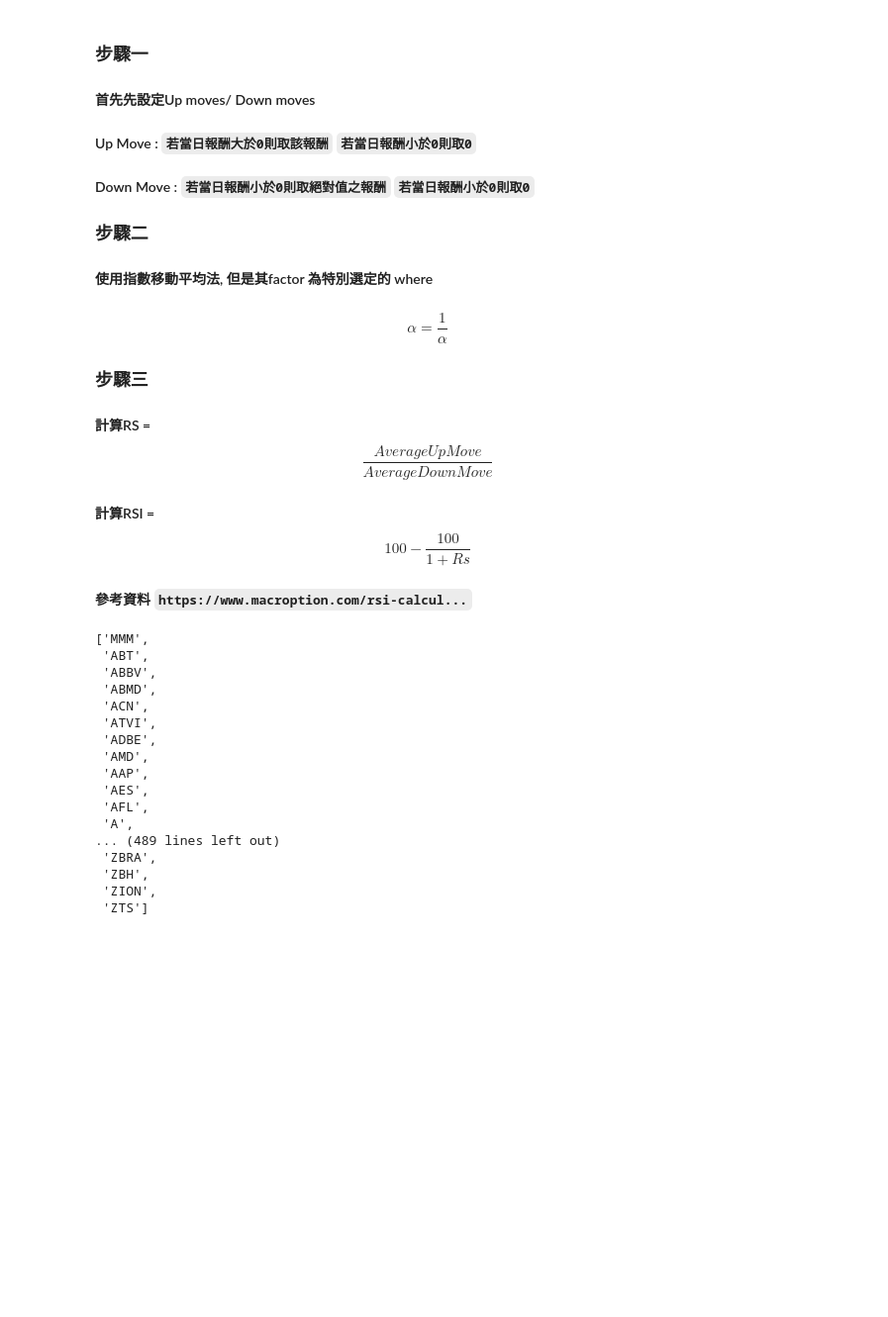
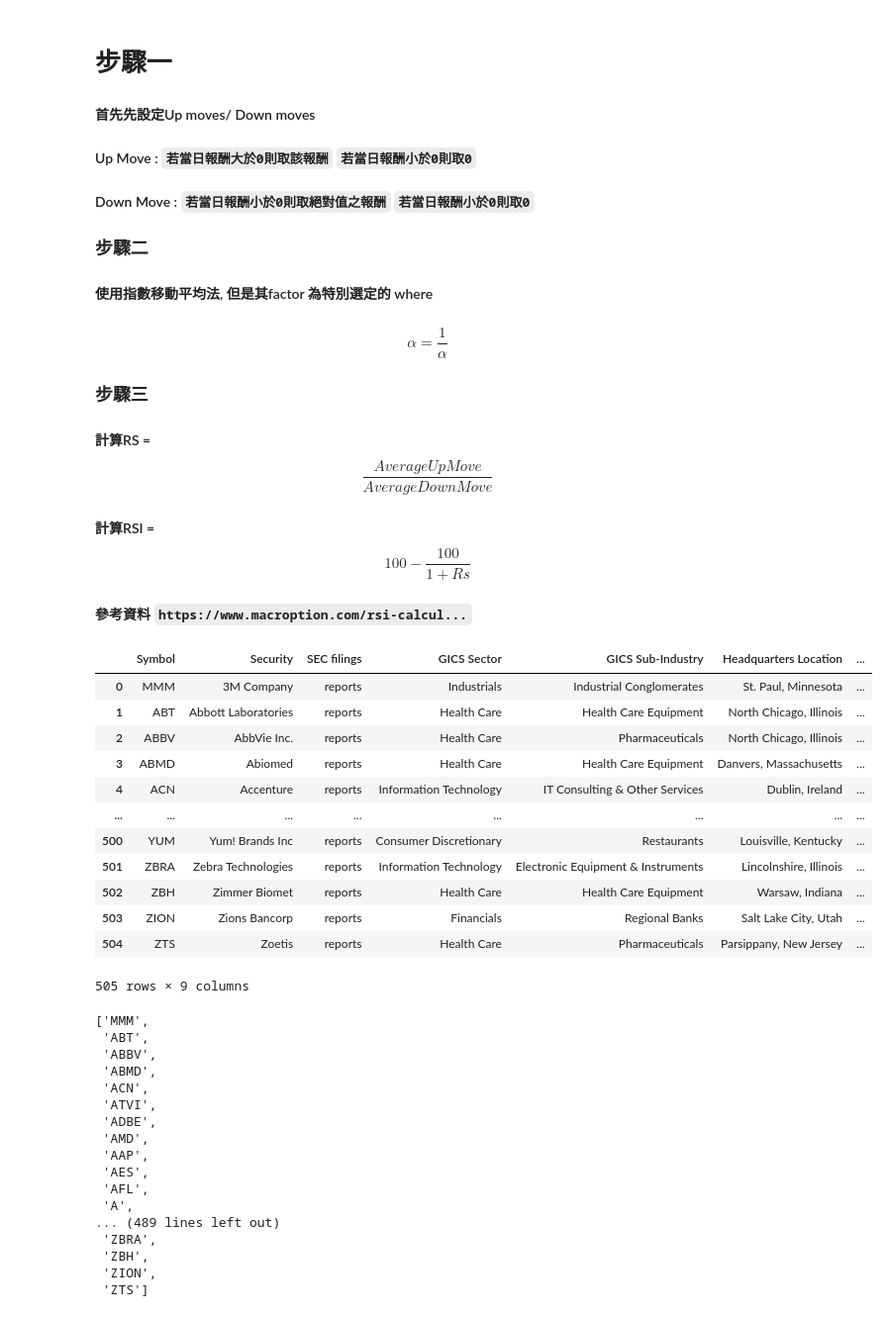
Before and after one commit to Codyliu0111/demoo, a Jupyter notebook: FA/Demoo.ipynb, the cells around one changed output. Shown: that part at 99% size. Cells and saved outputs as stored; diff of their text form; code cells hidden in the pictures; blank space fills up the shorter version.

```diff
--- a/FA/Demoo.ipynb
+++ b/FA/Demoo.ipynb
@@ -1,5 +1,5 @@
 # %% [markdown]
-### 步驟一
+# 步驟一
 #### 首先先設定Up moves/ Down moves
 #### Up Move :      `若當日報酬大於0則取該報酬`  `若當日報酬小於0則取0`
 #### Down Move : `若當日報酬小於0則取絕對值之報酬`  `若當日報酬小於0則取0`
@@ -15,3 +26,20 @@
+# %%
+stock = pd.read_html('https://en.wikipedia.org/wiki/List_of_S%26P_500_companies')[0]
+stock
+# %% [output]
+|  | Symbol | Security | SEC filings | GICS Sector | GICS Sub-Industry | Headquarters Location | ... |
+| 0 | MMM | 3M Company | reports | Industrials | Industrial Conglomerates | St. Paul, Minnesota | ... |
+| 1 | ABT | Abbott Laboratories | reports | Health Care | Health Care Equipment | North Chicago, Illinois | ... |
+| 2 | ABBV | AbbVie Inc. | reports | Health Care | Pharmaceuticals | North Chicago, Illinois | ... |
+| 3 | ABMD | Abiomed | reports | Health Care | Health Care Equipment | Danvers, Massachusetts | ... |
+| 4 | ACN | Accenture | reports | Information Technology | IT Consulting & Other Services | Dublin, Ireland | ... |
+| ... | ... | ... | ... | ... | ... | ... | ... |
+| 500 | YUM | Yum! Brands Inc | reports | Consumer Discretionary | Restaurants | Louisville, Kentucky | ... |
+| 501 | ZBRA | Zebra Technologies | reports | Information Technology | Electronic Equipment & Instruments | Lincolnshire, Illinois | ... |
+| 502 | ZBH | Zimmer Biomet | reports | Health Care | Health Care Equipment | Warsaw, Indiana | ... |
+| 503 | ZION | Zions Bancorp | reports | Financials | Regional Banks | Salt Lake City, Utah | ... |
+| 504 | ZTS | Zoetis | reports | Health Care | Pharmaceuticals | Parsippany, New Jersey | ... |
+505 rows × 9 columns
 # %%
 stock = stock.Symbol.to_list()
 stock
```
Also changed, not shown: parts of 3 cells of this notebook, 4 other files.
